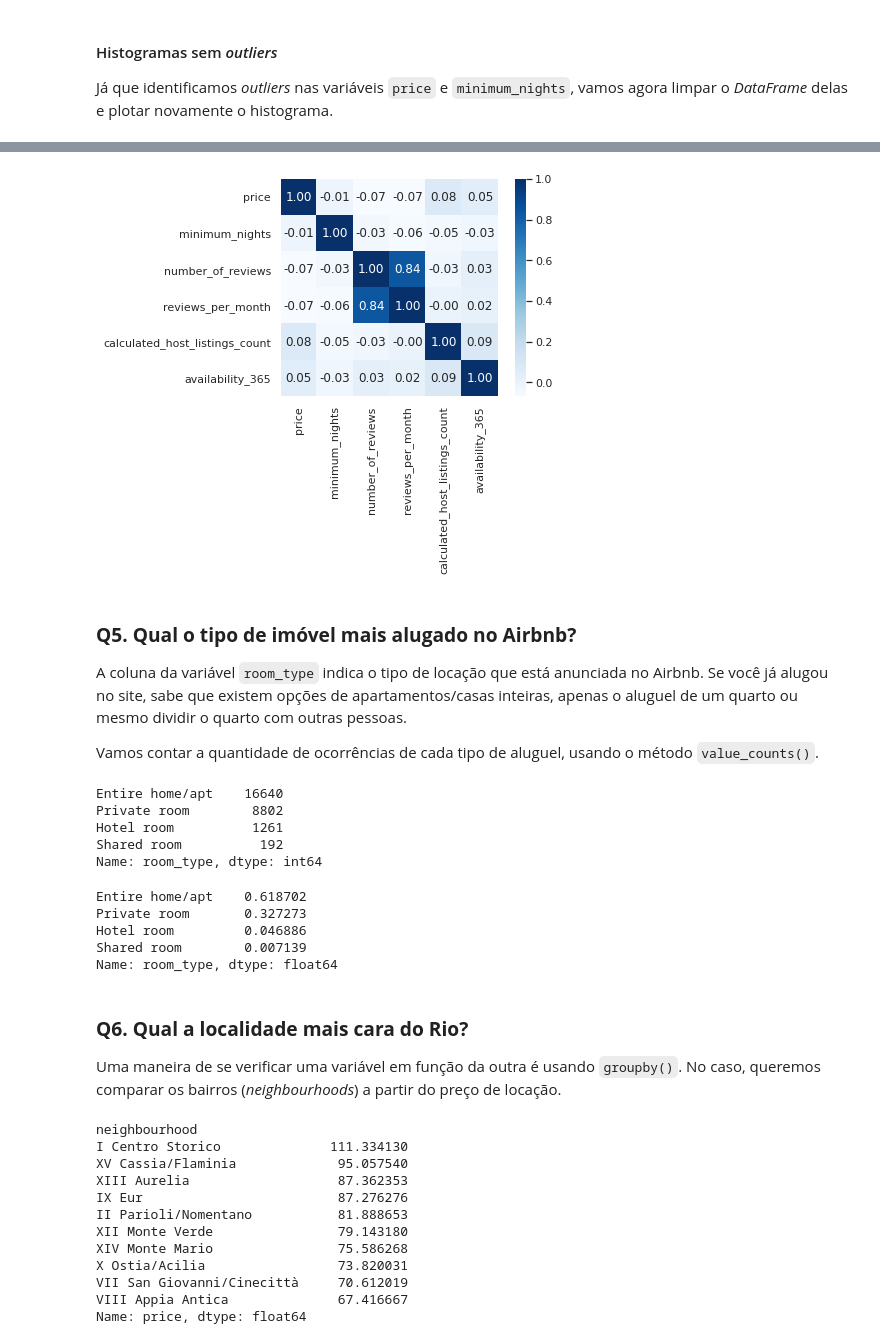
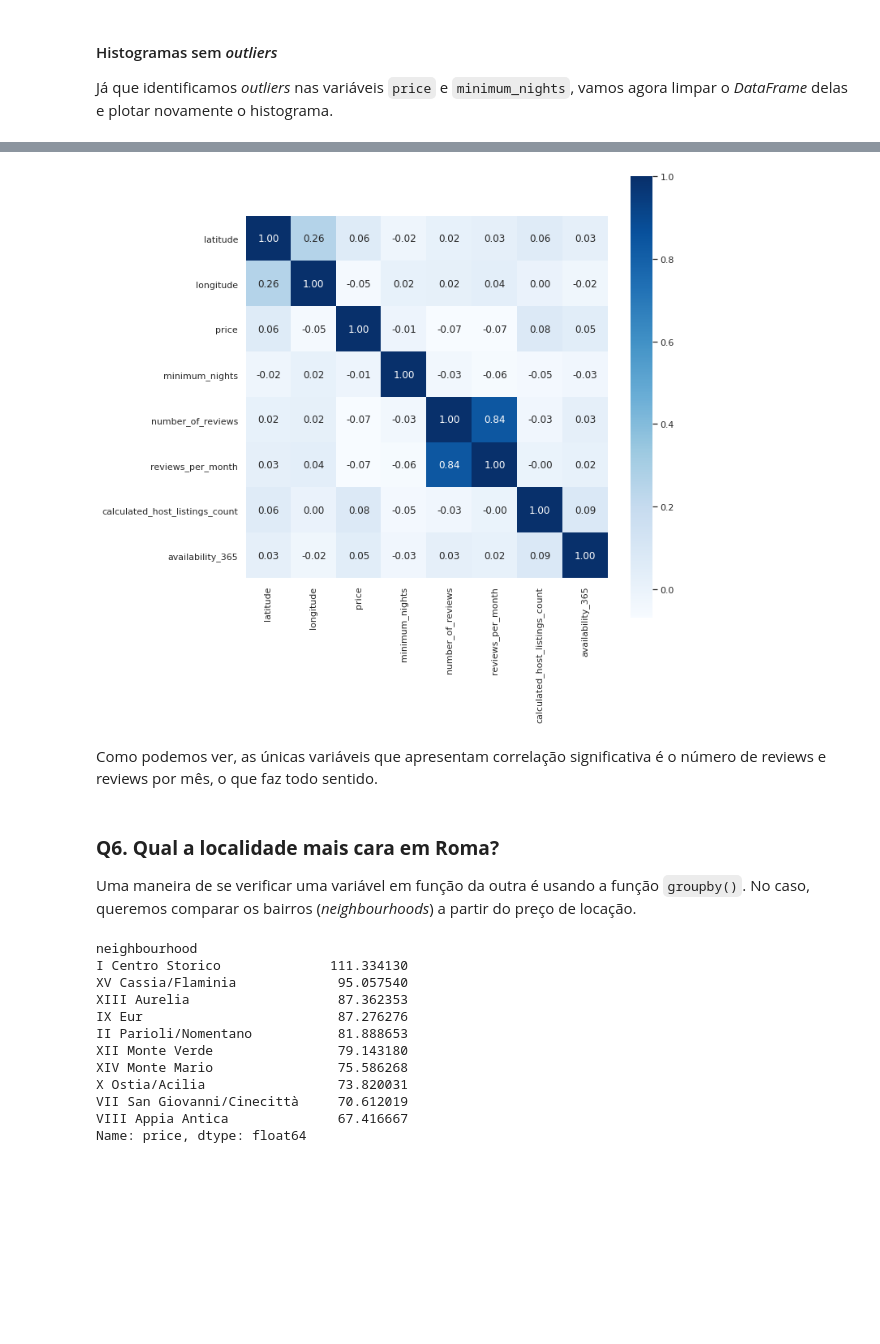
Before and after one commit to thiagolopes97/Portifolio_Projetos, a Jupyter notebook: Analisando_os_Dados_do_Airbnb_(Roma,_Itália).ipynb, the cells around one changed output, grey strips where cells are left out. Drawn from its saved outputs; the diff is of its cells as text; code cells hidden in the pictures; blank space fills up the shorter version.

```diff
--- a/Analisando_os_Dados_do_Airbnb_(Roma,_Itália).ipynb
+++ b/Analisando_os_Dados_do_Airbnb_(Roma,_Itália).ipynb
@@ -277,6 +277,8 @@ df_clean = df.copy()
 df_clean.drop(df_clean[df_clean.price > 1500].index, axis=0, inplace=True)
 df_clean.drop(df_clean[df_clean.minimum_nights > 30].index, axis=0, inplace=True)
 df_clean.drop(df_clean[df_clean.calculated_host_listings_count > 30].index, axis=0, inplace=True)
+df_clean.drop('neighbourhood_group',axis=1,inplace=True) # Só aprenseta valores nulos
+df_clean.drop(['id','host_id'],axis=1,inplace=True) # É utilizado somente para cadastro, não representa nada fisicamente
 
 # plotar o histograma para as variáveis numéricas
 df_clean.hist(bins=15, figsize=(15,12));
@@ -293,8 +301,7 @@ Essa relação pode ser medida, e é função do coeficiente de correlação est
 * Gerar um *heatmap* a partir dessa matriz, usando a biblioteca `seaborn`
 # %%
 # criar uma matriz de correlação
-corr = df_clean[['price', 'minimum_nights', 'number_of_reviews', 'reviews_per_month',
-    'calculated_host_listings_count', 'availability_365']].corr()
+corr = df_clean.corr()
 
 display(corr)
 # %% [output]
@@ -308,35 +317,15 @@ display(corr)
 # %%
+# Criando o heatmap
+plt.figure(figsize=(10,10))
 sns.heatmap(corr, cmap='Blues', fmt='.2f', square=True, linecolor='white', annot=True);
 # %% [output]
-[figure, old version]
+[figure, new version]
-# %% [markdown]
-### **Q5. Qual o tipo de imóvel mais alugado no Airbnb?**
-
-A coluna da variável `room_type` indica o tipo de locação que está anunciada no Airbnb. Se você já alugou no site, sabe que existem opções de apartamentos/casas inteiras, apenas o aluguel de um quarto ou mesmo dividir o quarto com outras pessoas.
-
-Vamos contar a quantidade de ocorrências de cada tipo de aluguel, usando o método `value_counts()`.
-# %%
-# mostrar a quantidade de cada tipo de imóvel disponível
-df_clean.room_type.value_counts()
-# %% [output]
-Entire home/apt    16640
-Private room        8802
-Hotel room          1261
-Shared room          192
-Name: room_type, dtype: int64
-# %%
-# mostrar a porcentagem de cada tipo de imóvel disponível
-df_clean.room_type.value_counts() / df_clean.shape[0]
-# %% [output]
-Entire home/apt    0.618702
-Private room       0.327273
-Hotel room         0.046886
-Shared room        0.007139
-Name: room_type, dtype: float64
+# %% [markdown]
+Como podemos ver, as únicas variáveis que apresentam correlação significativa é o número de reviews e reviews por mês, o que faz todo sentido.
 # %% [markdown]
-### **Q6. Qual a localidade mais cara do Rio?**
+### **Q6. Qual a localidade mais cara em Roma?**
 
-Uma maneira de se verificar uma variável em função da outra é usando `groupby()`. No caso, queremos comparar os bairros (*neighbourhoods*) a partir do preço de locação.
+Uma maneira de se verificar uma variável em função da outra é usando a função `groupby()`. No caso, queremos comparar os bairros (*neighbourhoods*) a partir do preço de locação.
 # %%
 df_clean.groupby(['neighbourhood']).price.mean().sort_values(ascending=False)[:10]
 # %% [output]
```
Also changed, not shown: parts of 18 cells of this notebook.
